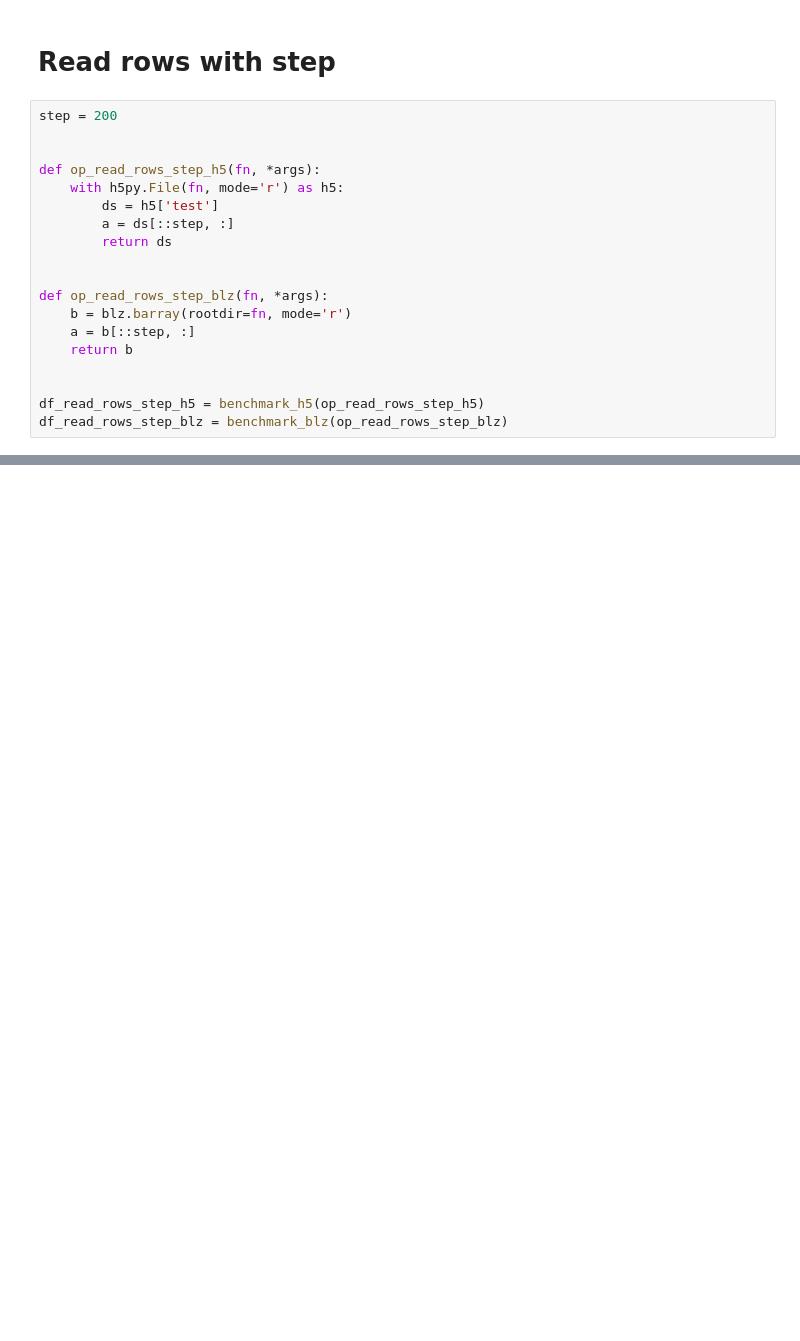
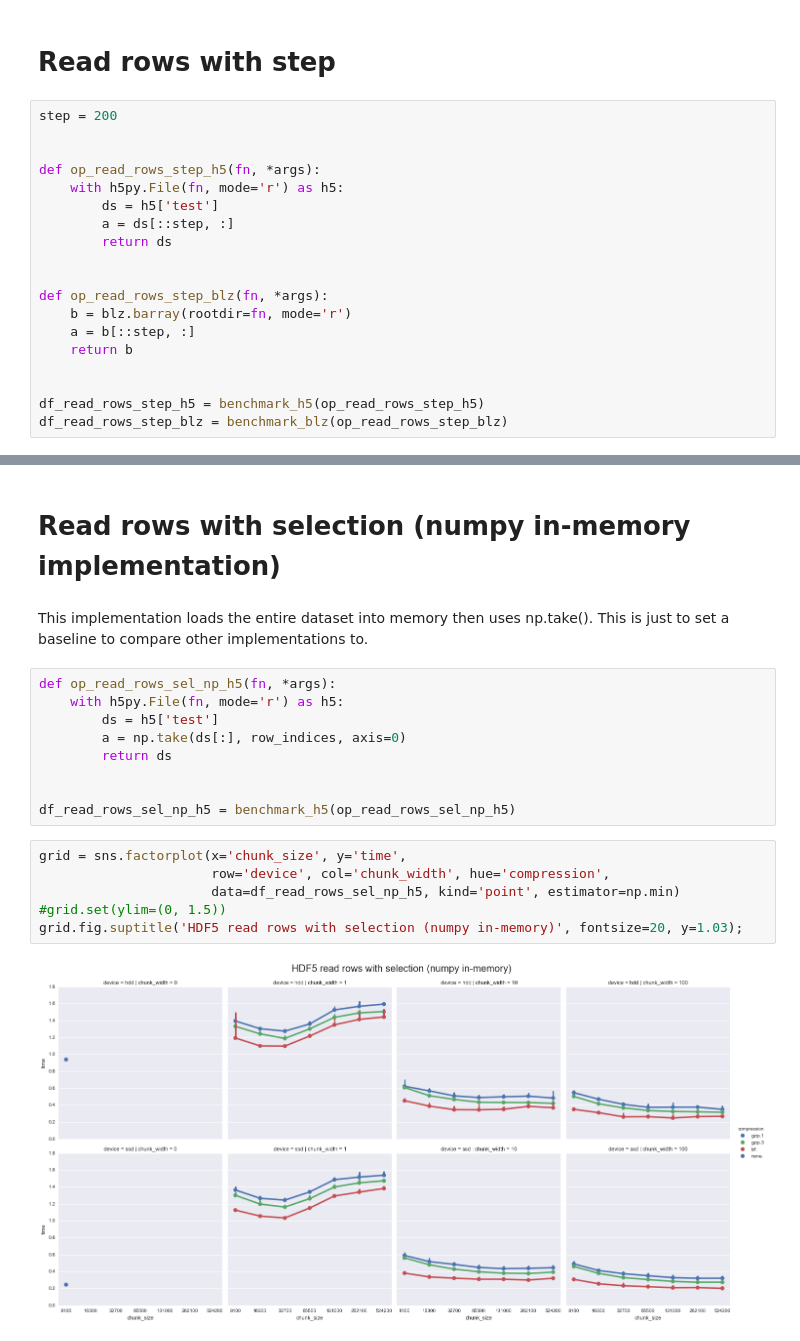
Before and after one commit to kochunov/Testing-HDF5-format-for-whole-genome-sequence-storage, a Jupyter notebook: benchmark_hdf5_blz.ipynb, the cells around one changed output, grey strips where cells are left out. Saved outputs shown, nothing was run; the diff lists cells and outputs as text; blank space fills up the shorter version.

```diff
--- a/benchmark_hdf5_blz.ipynb
+++ b/benchmark_hdf5_blz.ipynb
@@ -442,0 +447,21 @@ grid.fig.suptitle('HDF5 read rows with selection', fontsize=20, y=1.03);
+# %% [markdown]
+# Read rows with selection (numpy in-memory implementation)
+# %% [markdown]
+This implementation loads the entire dataset into memory then uses np.take(). This is just to set a baseline to compare other implementations to.
+# %%
+def op_read_rows_sel_np_h5(fn, *args):
+    with h5py.File(fn, mode='r') as h5:
+        ds = h5['test']
+        a = np.take(ds[:], row_indices, axis=0)
+        return ds
+
+
+df_read_rows_sel_np_h5 = benchmark_h5(op_read_rows_sel_np_h5)
+# %%
+grid = sns.factorplot(x='chunk_size', y='time',
+                      row='device', col='chunk_width', hue='compression',
+                      data=df_read_rows_sel_np_h5, kind='point', estimator=np.min)
+#grid.set(ylim=(0, 1.5))
+grid.fig.suptitle('HDF5 read rows with selection (numpy in-memory)', fontsize=20, y=1.03);
+# %% [output]
+[figure, added]
```
Also changed, not shown: parts of 24 cells of this notebook.
